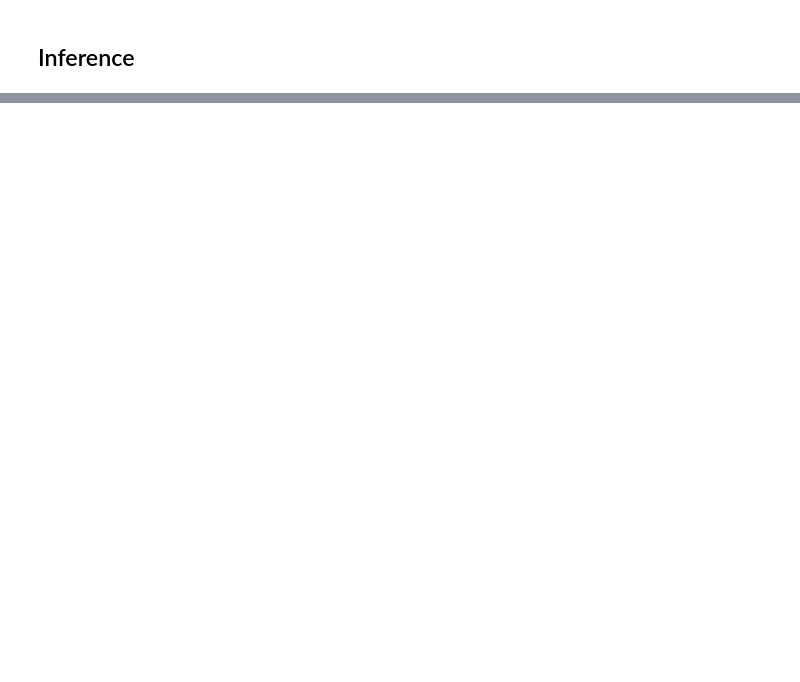
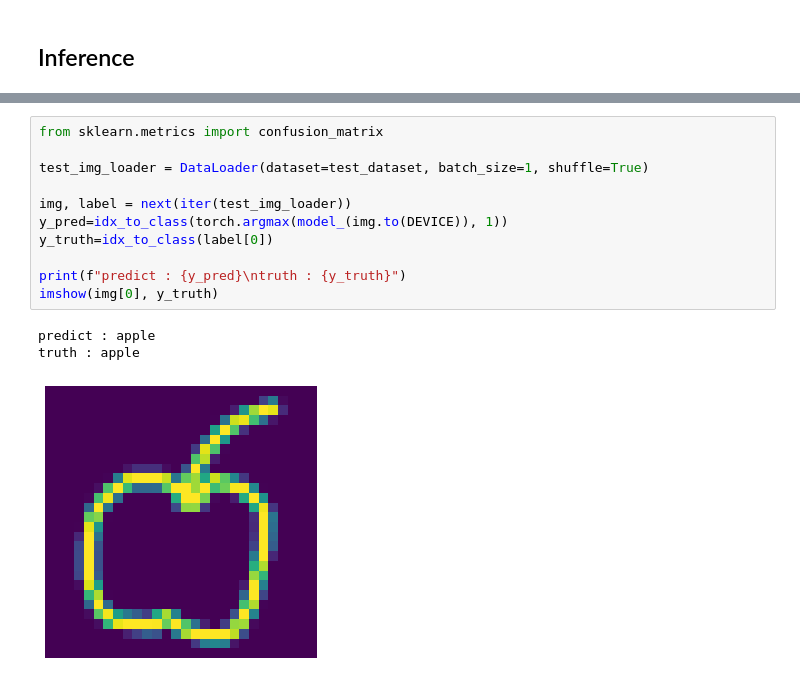
Before and after one commit to watchstep/draw9, a Jupyter notebook: model/main.ipynb, the cells around one changed output, grey strips where cells are left out. Drawn from its saved outputs; the diff is of its cells as text; blank space fills up the shorter version.

```diff
--- a/model/main.ipynb
+++ b/model/main.ipynb
@@ -281,0 +283,15 @@ save figure:  pencil
+# %%
+from sklearn.metrics import confusion_matrix
+
+test_img_loader = DataLoader(dataset=test_dataset, batch_size=1, shuffle=True)
+
+img, label = next(iter(test_img_loader))
+y_pred=idx_to_class(torch.argmax(model_(img.to(DEVICE)), 1))
+y_truth=idx_to_class(label[0])
+
+print(f"predict : {y_pred}\ntruth : {y_truth}")
+imshow(img[0], y_truth)
+# %% [output]
+predict : apple
+truth : apple
+[figure, added]
```
Also changed, not shown: parts of 15 cells of this notebook, 43 other files.
